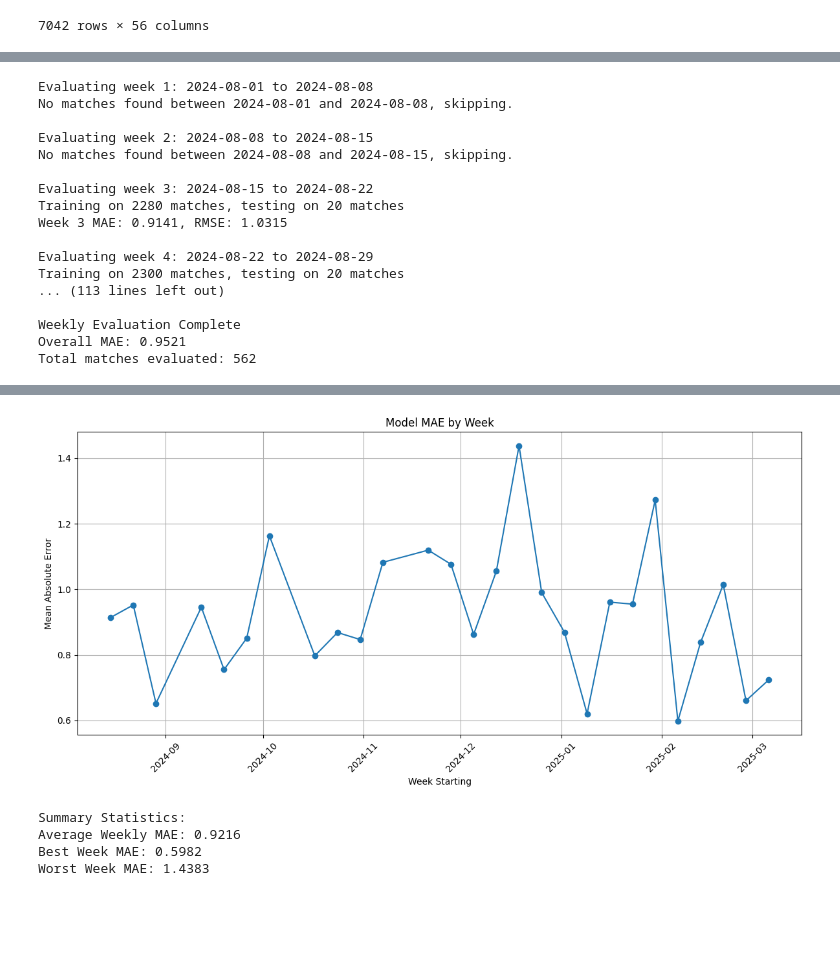
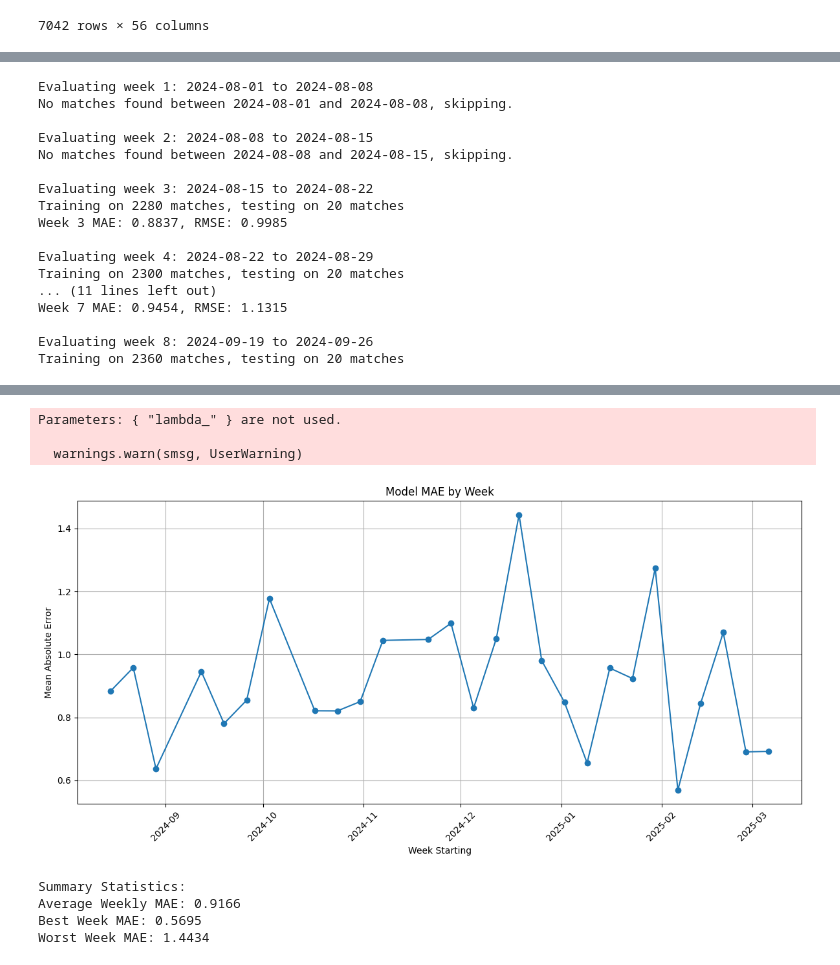
Before and after one commit to louis-porter/team-eval, a Jupyter notebook: ml/xgboost_model.ipynb, the cells around one changed output, grey strips where cells are left out. Cells and saved outputs as stored; diff of their text form; code cells hidden in the pictures; blank space fills up the shorter version.

Commit message:
added finishing ability feature

```diff
--- a/ml/xgboost_model.ipynb
+++ b/ml/xgboost_model.ipynb
@@ -349,10 +361,12 @@ final_df
 
 final_df = final_df[final_df["division"] == "Premier League"]
 final_df["xg_interaction"] = final_df["rolling_xg_for"] * final_df["opponent_rolling_xg_against"]
+final_df["rolling_finishing_ability"] = final_df["rolling_goals_for"] - final_df["rolling_xg_for"]
+final_df["rolling_opponent_finishing_ability"] = final_df["opponent_rolling_goals_against"] - final_df["opponent_rolling_xg_against"]
 
-X = final_df[["division", "home?", "avg_market_value", "opponent_avg_market_value", #"xg_interaction",
+X = final_df[["division", "home?", "avg_market_value", "opponent_avg_market_value", "rolling_finishing_ability", "rolling_opponent_finishing_ability", #"xg_interaction",
              "rolling_goals_for", "rolling_xg_for", "rolling_shots_for", "rolling_shots_on_target_for", "rolling_corners_for", "rolling_deep_for", "rolling_ppda_for",
-             "opponent_rolling_goals_against", "opponent_rolling_xg_against", "opponent_rolling_shots_against", "opponent_rolling_shots_on_target_against", "opponent_rolling_corners_against", "opponent_rolling_deep_against", "opponent_rolling_ppda_against",]]
+             "opponent_rolling_goals_against", "opponent_rolling_xg_against", "opponent_rolling_shots_against", "opponent_rolling_shots_on_target_against", "opponent_rolling_corners_against", "opponent_rolling_deep_against", "opponent_rolling_ppda_against"]]
 
 # Convert categorical columns to category type
 cat_cols = ["division"] #"team", "opponent_team"
@@ -374,13 +388,14 @@ print(f"Test set size: {X_test.shape[0]} samples")
 # Train an XGBoost model
 model = xgb.XGBRegressor(
     n_estimators=100,
-    learning_rate=0.05,
-    max_depth=3,
+    learning_rate=0.03,
+    max_depth=2,
     subsample=0.7,
-    colsample_bytree=0.8,
-    min_child_weight=3,
+    colsample_bytree=0.9,
+    min_child_weight=1,
     gamma=0,
     alpha=1,
+    lambda_=1,
     random_state=26,
     enable_categorical=True  # Enable categorical feature support
 )
@@ -941,33 +997,6 @@ print(all_teams_strength[["team", "predicted_goals_for", "predicted_goals_agains
 # %%
 def evaluate_weekly(final_df, start_date, end_date, feature_cols, target_col="goals",
                     promoted_teams=None, interval_days=7, verbose=True):
-    """
-    Evaluates a model on a week-by-week basis, simulating real-world prediction scenarios.
-
-    Parameters:
-    -----------
-    final_df : pandas.DataFrame
-        The processed DataFrame containing match data and features
-    start_date : str or datetime
-        The start date for evaluation (first training cutoff)
-    end_date : str or datetime
-        The end date for evaluation
-    feature_cols : list
-        List of feature column names to use for model training
-    target_col : str, default="goals"
-        The target column to predict
-    promoted_teams : list, default=None
-        List of promoted teams for special handling
-    interval_days : int, default=7
-        Number of days to increment between evaluation periods (typically 7 for weekly)
-    verbose : bool, default=True
-        Whether to print progress updates
-
-    Returns:
-    --------
-    pandas.DataFrame
-        DataFrame containing performance metrics for each evaluation period
-    """
     import pandas as pd
     import numpy as np
     from datetime import datetime, timedelta
@@ -992,13 +1021,14 @@ def evaluate_weekly(final_df, start_date, end_date, feature_cols, target_col="go
     # Set up XGBoost model parameters
     model_params = {
         'n_estimators': 100,
-        'learning_rate': 0.05,
-        'max_depth': 3,
+        'learning_rate': 0.03,
+        'max_depth': 2,
         'subsample': 0.7,
-        'colsample_bytree': 0.8,
-        'min_child_weight': 3,
+        'colsample_bytree': 0.9,
+        'min_child_weight': 1,
         'gamma': 0,
         'alpha': 1,
+        'lambda_': 1,
         'random_state': 26,
         'enable_categorical': True
     }
@@ -1093,7 +1123,7 @@ def evaluate_weekly(final_df, start_date, end_date, feature_cols, target_col="go
     return results_df, all_predictions_df
 
 # Define feature columns
-feature_cols = ["division", "home?", "avg_market_value", "opponent_avg_market_value", #"xg_interaction",
+feature_cols = ["division", "home?", "avg_market_value", "opponent_avg_market_value", "rolling_finishing_ability", "rolling_opponent_finishing_ability", #"xg_interaction",
                 "rolling_goals_for", "rolling_xg_for", "rolling_shots_for", "rolling_shots_on_target_for", "rolling_corners_for", "rolling_deep_for", "rolling_ppda_for",
                 "opponent_rolling_goals_against", "opponent_rolling_xg_against", "opponent_rolling_shots_against", "opponent_rolling_shots_on_target_against", "opponent_rolling_corners_against", "opponent_rolling_deep_against", "opponent_rolling_ppda_against"]
 
@@ -1140,12 +1170,12 @@ No matches found between 2024-08-08 and 2024-08-15, skipping.
 
 Evaluating week 3: 2024-08-15 to 2024-08-22
 Training on 2280 matches, testing on 20 matches
-Week 3 MAE: 0.9141, RMSE: 1.0315
+Week 3 MAE: 0.8837, RMSE: 0.9985
 
 Evaluating week 4: 2024-08-22 to 2024-08-29
 Training on 2300 matches, testing on 20 matches
-... (113 lines left out)
+... (11 lines left out)
+Week 7 MAE: 0.9454, RMSE: 1.1315
 
-Weekly Evaluation Complete
-Overall MAE: 0.9521
-Total matches evaluated: 562
+Evaluating week 8: 2024-09-19 to 2024-09-26
+Training on 2360 matches, testing on 20 matches
@@ -1152,5 +1356,8 @@ Total matches evaluated: 562
+Parameters: { "lambda_" } are not used.
+
+  warnings.warn(smsg, UserWarning)
-[figure, old version]
+[figure, new version]
-Summary Statistics:
-Average Weekly MAE: 0.9216
-Best Week MAE: 0.5982
-Worst Week MAE: 1.4383
+Summary Statistics:
+Average Weekly MAE: 0.9166
+Best Week MAE: 0.5695
+Worst Week MAE: 1.4434
```
Also changed, not shown: parts of 10 cells of this notebook, 1 other file.
